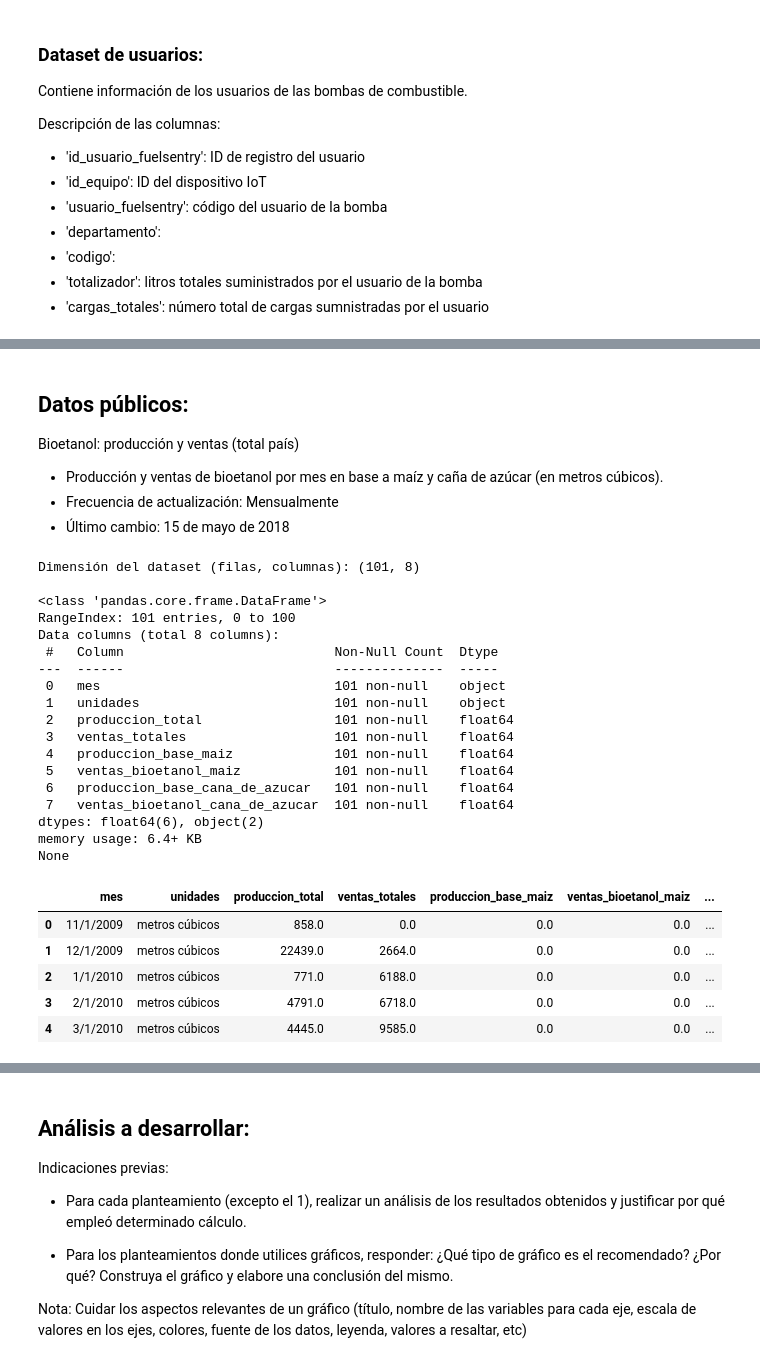
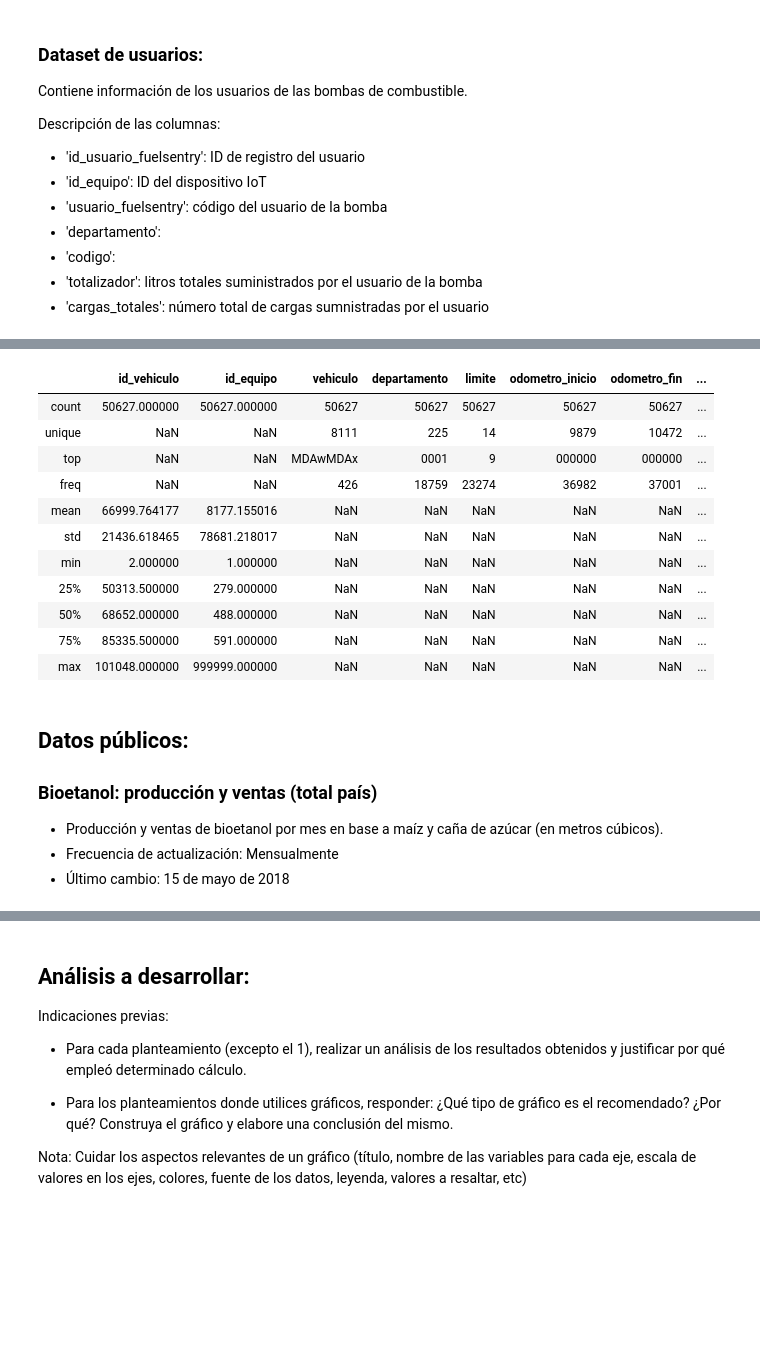
Before and after one commit to sauritlucas/MentoriaBiocombustible, a Jupyter notebook: Práctico de Análisis y Visualización.ipynb, the cells around one changed output, grey strips where cells are left out. Drawn from its saved outputs; the diff is of its cells as text; code cells hidden in the pictures; blank space fills up the shorter version.

```diff
--- a/Práctico de Análisis y Visualización.ipynb
+++ b/Práctico de Análisis y Visualización.ipynb
@@ -320,37 +444,24 @@ cargas_totales: 549
+# %%
+df_v.describe(include=['int64', 'object'])
+# %% [output]
+|  | id_vehiculo | id_equipo | vehiculo | departamento | limite | odometro_inicio | odometro_fin | ... |
+| count | 50627.000000 | 50627.000000 | 50627 | 50627 | 50627 | 50627 | 50627 | ... |
+| unique | NaN | NaN | 8111 | 225 | 14 | 9879 | 10472 | ... |
+| top | NaN | NaN | MDAwMDAx | 0001 | 9 | 000000 | 000000 | ... |
+| freq | NaN | NaN | 426 | 18759 | 23274 | 36982 | 37001 | ... |
+| mean | 66999.764177 | 8177.155016 | NaN | NaN | NaN | NaN | NaN | ... |
+| std | 21436.618465 | 78681.218017 | NaN | NaN | NaN | NaN | NaN | ... |
+| min | 2.000000 | 1.000000 | NaN | NaN | NaN | NaN | NaN | ... |
+| 25% | 50313.500000 | 279.000000 | NaN | NaN | NaN | NaN | NaN | ... |
+| 50% | 68652.000000 | 488.000000 | NaN | NaN | NaN | NaN | NaN | ... |
+| 75% | 85335.500000 | 591.000000 | NaN | NaN | NaN | NaN | NaN | ... |
+| max | 101048.000000 | 999999.000000 | NaN | NaN | NaN | NaN | NaN | ... |
 # %% [markdown]
 ## Datos públicos:
-Bioetanol: producción y ventas (total país)
+### Bioetanol: producción y ventas (total país)
 - Producción y ventas de bioetanol por mes en base a maíz y caña de azúcar (en metros cúbicos).
 - Frecuencia de actualización: Mensualmente
 - Último cambio: 15 de mayo de 2018
 # %%
 url_bioetanol_nacional = 'http://datos.minem.gob.ar/dataset/5ce77ad1-c729-42cd-a8b5-2407de005e5b/resource/fd142c49-fa73-4e21-be1f-a10d6d67d05d/download/bioetanol-serie-produccion-y-ventas-total-pais.csv'
-bioetanol_nacional=pd.read_csv(url_bioetanol_nacional)
-print(f'Dimensión del dataset (filas, columnas): {bioetanol_nacional.shape}\n')
-print(f'{bioetanol_nacional.info()}\n')
-bioetanol_nacional.head()
+df_bioetanol=pd.read_csv(url_bioetanol_nacional)
-# %% [output]
-Dimensión del dataset (filas, columnas): (101, 8)
-
-<class 'pandas.core.frame.DataFrame'>
-RangeIndex: 101 entries, 0 to 100
-Data columns (total 8 columns):
- #   Column                           Non-Null Count  Dtype
----  ------                           --------------  -----
- 0   mes                              101 non-null    object
- 1   unidades                         101 non-null    object
- 2   produccion_total                 101 non-null    float64
- 3   ventas_totales                   101 non-null    float64
- 4   produccion_base_maiz             101 non-null    float64
- 5   ventas_bioetanol_maiz            101 non-null    float64
- 6   produccion_base_cana_de_azucar   101 non-null    float64
- 7   ventas_bioetanol_cana_de_azucar  101 non-null    float64
-dtypes: float64(6), object(2)
-memory usage: 6.4+ KB
-None
-|  | mes | unidades | produccion_total | ventas_totales | produccion_base_maiz | ventas_bioetanol_maiz | ... |
-| 0 | 11/1/2009 | metros cúbicos | 858.0 | 0.0 | 0.0 | 0.0 | ... |
-| 1 | 12/1/2009 | metros cúbicos | 22439.0 | 2664.0 | 0.0 | 0.0 | ... |
-| 2 | 1/1/2010 | metros cúbicos | 771.0 | 6188.0 | 0.0 | 0.0 | ... |
-| 3 | 2/1/2010 | metros cúbicos | 4791.0 | 6718.0 | 0.0 | 0.0 | ... |
-| 4 | 3/1/2010 | metros cúbicos | 4445.0 | 9585.0 | 0.0 | 0.0 | ... |
```
Also changed, not shown: parts of 53 cells of this notebook, 3 other files.
